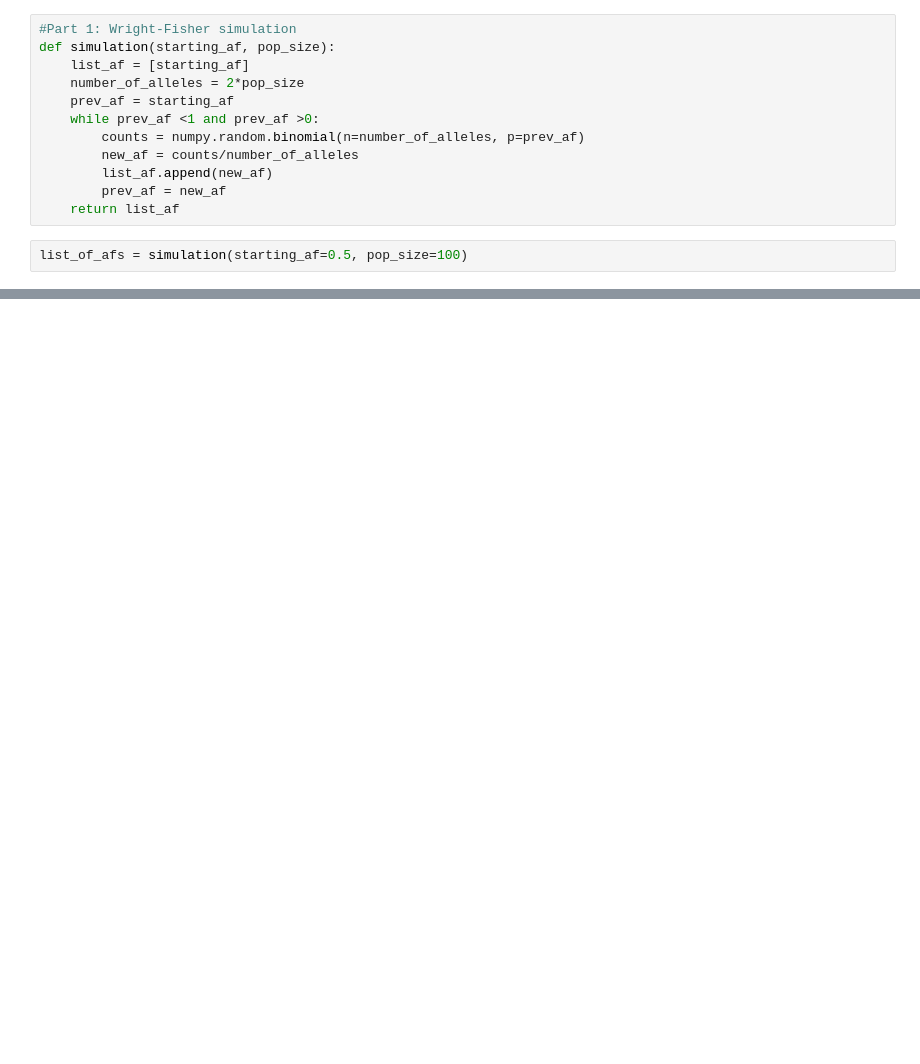
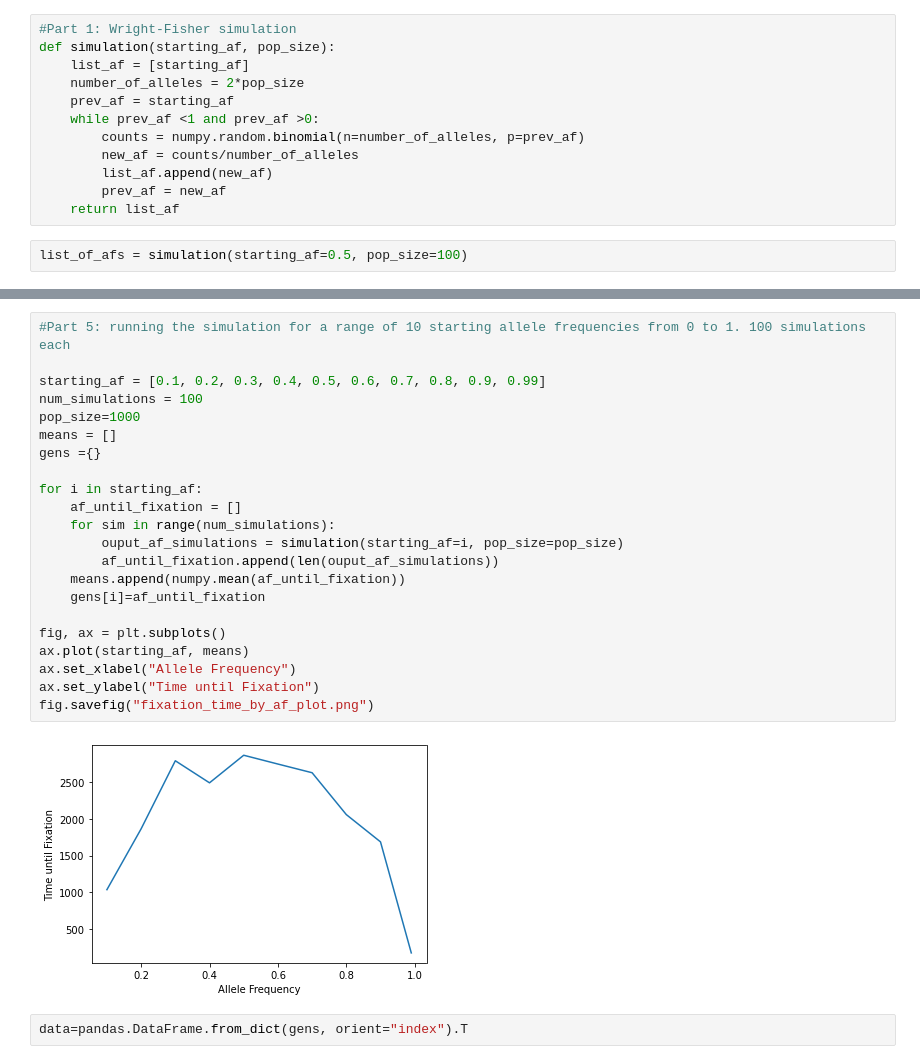
Before and after one commit to ayseecer/qbb2022-answers, a Jupyter notebook: week13-homework/Week13-homework_jn.ipynb, the cells around one changed output, grey strips where cells are left out. Drawn from its saved outputs; the diff is of its cells as text; blank space fills up the shorter version.

```diff
--- a/week13-homework/Week13-homework_jn.ipynb
+++ b/week13-homework/Week13-homework_jn.ipynb
@@ -65,0 +68,26 @@ ValueError: x and y must have same first dimension, but have shapes (6,) and (27
+# %%
+#Part 5: running the simulation for a range of 10 starting allele frequencies from 0 to 1. 100 simulations each
+
+starting_af = [0.1, 0.2, 0.3, 0.4, 0.5, 0.6, 0.7, 0.8, 0.9, 0.99]
+num_simulations = 100
+pop_size=1000
+means = []
+gens ={}
+
+for i in starting_af:
+    af_until_fixation = []
+    for sim in range(num_simulations):
+        ouput_af_simulations = simulation(starting_af=i, pop_size=pop_size)
+        af_until_fixation.append(len(ouput_af_simulations))
+    means.append(numpy.mean(af_until_fixation))
+    gens[i]=af_until_fixation
+
+fig, ax = plt.subplots()
+ax.plot(starting_af, means)
+ax.set_xlabel("Allele Frequency")
+ax.set_ylabel("Time until Fixation")
+fig.savefig("fixation_time_by_af_plot.png")
+# %% [output]
+[figure, added]
+# %%
+data=pandas.DataFrame.from_dict(gens, orient="index").T
```
Also changed, not shown: parts of 6 cells of this notebook.
